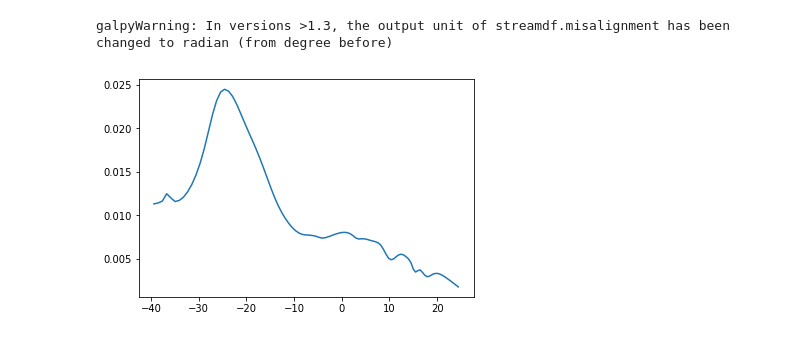
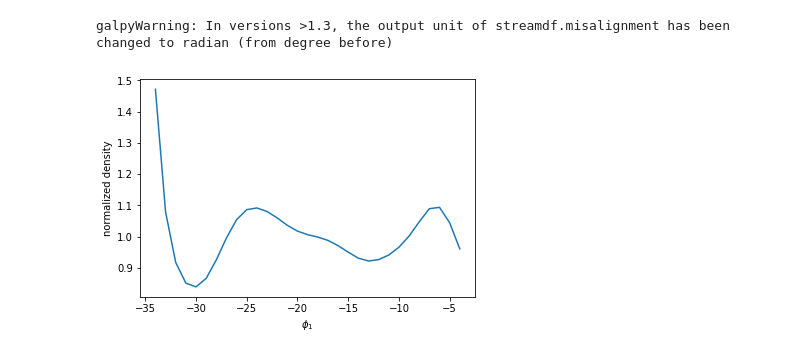
Before and after one commit to nbanik/Analyze_GD-1, a Jupyter notebook: spraydf_combine_bar+spiral and subhalos.ipynb, the cells around one changed output. Drawn from its saved outputs; the diff is of its cells as text; code cells hidden in the pictures.

```diff
--- a/spraydf_combine_bar+spiral and subhalos.ipynb
+++ b/spraydf_combine_bar+spiral and subhalos.ipynb
@@ -95,6 +95,21 @@ def compute_obs_density(phi1,apars,dens_apar,Omega):
 
     return (dens_phi1(phi1))
 
+def compute_dens_cont(phi1,dens_phi1,outphi1,deg=3):
+    if phi1[1] < phi1[0]:
+        ip_dens_phi1=interpolate.InterpolatedUnivariateSpline(phi1[::-1],dens_phi1[::-1])
+
+    else:
+        ip_dens_phi1=interpolate.InterpolatedUnivariateSpline(phi1,dens_phi1)
+
+    #compute polynomial and density at outphi1
+    ppdens_phi1= Polynomial.fit(outphi1,ip_dens_phi1(outphi1),deg=deg)
+
+    #compute density contrast
+    dens_cont=ip_dens_phi1(outphi1)/ppdens_phi1(outphi1)
+
+    return (outphi1,dens_cont)
+
 #plot the density in the streamdf framework
 apars=np.arange(0.01,1.,0.01)
 dens_unp= [sdf_smooth._density_par(a) for a in apars]
@@ -106,13 +121,20 @@ Omega = densOmega[1]
 mT= sdf_pepper_imp.meanTrack(apars,_mO=Omega,coord='lb')
 phi1=lb_to_phi12(mT[0],mT[1],degree=True)[:,0]
 phi1[phi1 > 180.]-=360.
-dens_phi1 = compute_obs_density(phi1,apars,dens,Omega)
-
-plt.figure()
-plt.plot(phi1,dens_phi1)
-plt.show()
-# %% [output]
-[figure, removed]
+# %%
+dens_phi1 = compute_obs_density(phi1,apars,dens,Omega)
+
+outp1=np.arange(-34.,-3.,1)
+
+outphi1,dens_cont = compute_dens_cont(phi1,dens_phi1,outp1,deg=3)
+
+plt.figure()
+plt.plot(outphi1,dens_cont)
+plt.ylabel("normalized density")
+plt.xlabel(r'$\phi_{1}$')
+plt.show()
+# %% [output]
+[figure, added]
 # %%
 o=Orbit(new_orb_lb,lb=True,solarmotion=[-11.1,24.,7.25],ro=8.,vo=220.)
 #convert to galpy units
```
Also changed, not shown: parts of 7 cells of this notebook, 1 other file.
